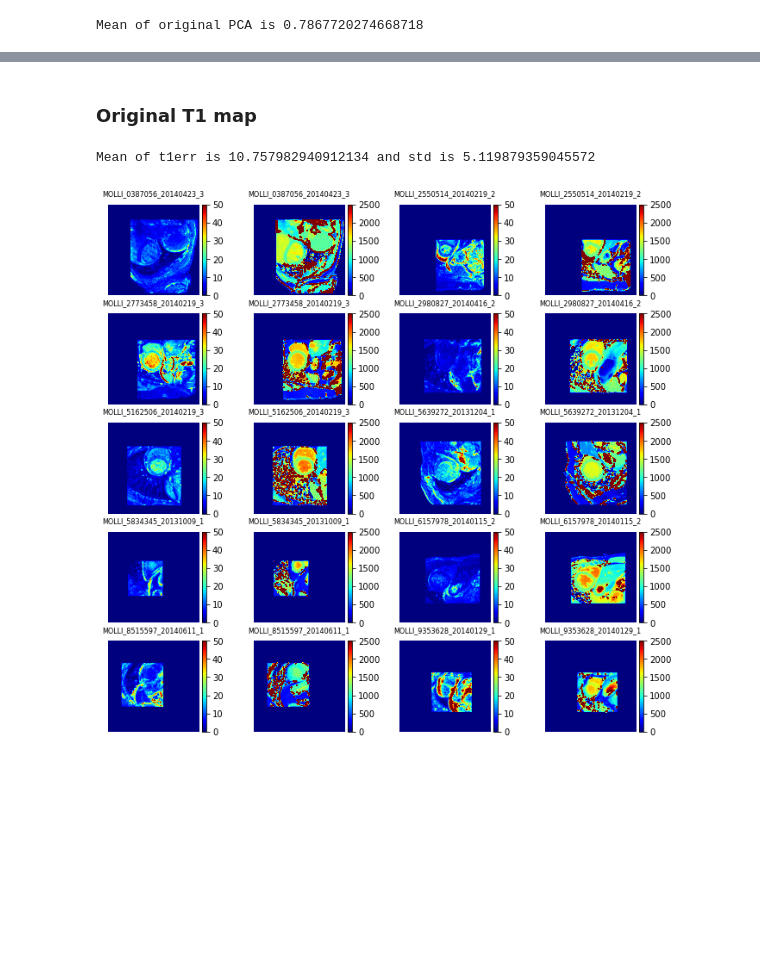
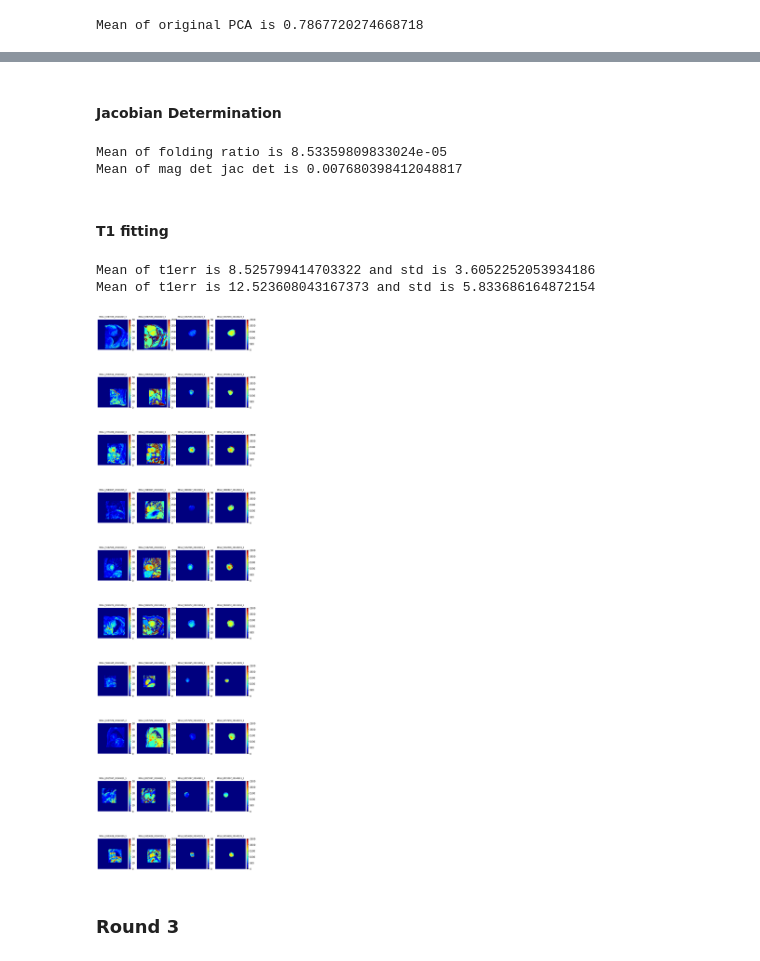
Before and after one commit to voxelmorph/voxelmorph, a Jupyter notebook: RPCA.ipynb, the cells around one changed output, grey strips where cells are left out. Saved outputs shown, nothing was run; the diff lists cells and outputs as text; code cells hidden in the pictures; blank space fills up the shorter version.

Commit message:
matlab molli

```diff
--- a/RPCA.ipynb
+++ b/RPCA.ipynb
@@ -54,9 +149,10 @@ Mean of original PCA is 0.7867720274668718
 # %%
-round1_path = 'results/MOLLI_pre/group/rank_5_10_20/jointcorrelation/l2/image_loss_weight1/weight0.3/bspline/cps4_svfsteps7_svfscale1/e100/test_MOLLI_pre/round1/moved'
+r = 1
+path = f"results/MOLLI_pre/group/rank_{rank}/jointcorrelation/l2/image_loss_weight1/weight0.3/bspline/cps4_svfsteps7_svfscale1/e80/test_MOLLI_pre/round{r}/moved"
 r1_pca_changes = []
-for file in sorted(glob.glob(os.path.join(round1_path, '*.npy'))):
+for file in sorted(glob.glob(os.path.join(path, '*.npy'))):
     vols = np.load(file).transpose(1, 2, 0)
     eig_org, org_K, org_dis = pca(vols, topk=1)
     r1_pca_changes.append(org_dis)
-print(f"Mean of Orig PCA is {np.mean(np.array(r1_pca_changes))}")
+print(f"Mean of Round 1 PCA is {np.mean(np.array(r1_pca_changes))} and std is {np.std(np.array(r1_pca_changes))}")
 # %% [output]
@@ -89,52 +274,101 @@ Mean of mag det jac det is 0.008251510560512543
+# %% [markdown]
+#### Jacobian Determination
+# %%
+r2_folding_ratio_list = []
+r2_mag_det_jac_det_list = []
+path = f"results/MOLLI_pre/group/rank_{rank}/jointcorrelation/l2/image_loss_weight1/weight0.3/bspline/cps4_svfsteps7_svfscale1/e80/test_MOLLI_pre/round{r}/warp"
+for file in sorted(glob.glob(os.path.join(path, '*.nii'))):
+    disp = vxm.py.utils.load_volfile(file).transpose(2, 3, 0, 1)
+    folding_ratio, mag_det_jac_det = jacobian(disp)
+    r2_folding_ratio_list.append(folding_ratio)
+    r2_mag_det_jac_det_list.append(mag_det_jac_det)
+
+print(f"Mean of folding ratio is {np.mean(np.array(r2_folding_ratio_list))}")
+print(f"Mean of mag det jac det is {np.mean(np.array(r2_mag_det_jac_det_list))}")
+# %% [output]
+Mean of folding ratio is 8.53359809833024e-05
+Mean of mag det jac det is 0.007680398412048817
 # %% [markdown]
-### Original T1 map
+#### T1 fitting
 # %%
 import matplotlib.pyplot as plt
 from mpl_toolkits.axes_grid1 import make_axes_locatable
 import scipy.io
 from pathlib import Path
 # %matplotlib widget
-orig_path = 'data/MOLLI_pre_dataset/test_t1SDerr'
-
-fig = plt.figure(figsize=(10,10))
+r = 2
+path = f"results/MOLLI_pre/group/rank_{rank}/jointcorrelation/l2/image_loss_weight1/weight0.3/bspline/cps4_svfsteps7_svfscale1/e80/test_MOLLI_pre/round{r}/t1_SDerr"
+# print(path)
+fig = plt.figure(figsize=(10,40))
 title_font_size=8
 title_pad = 10
-t1err_list = []
-for i, file in enumerate(sorted(glob.glob(os.path.join(orig_path, '*.mat')))):
+r2_t1err_square_list = []
+r2_t1err_heart_list = []
+subject_list = []
+for i, file in enumerate(sorted(glob.glob(os.path.join(path, '*.mat')))):
     subject = Path(file).stem
+    subject_list.append(subject)
     fd = scipy.io.loadmat(file)
     SD_err = fd['S']
     areamask = fd['areamask']
+    heartmask = fd['epi_BW']
     errmap = SD_err * areamask
 
-    t1err_list.append(np.mean(errmap[areamask==1]))
-    fig.add_subplot(5, 4, 1+i*2)
+    r2_t1err_square_list.append(np.mean(errmap[areamask==1]))
+    fig.add_subplot(10, 4, 1+i*4)
     ax = plt.gca()
     im = ax.imshow(errmap, cmap='jet', vmin=0, vmax=50)
     ax.axis('off')
     ax.set_title(f"{subject}", fontsize=title_font_size, pad=title_pad)
     divider = make_axes_locatable(ax)
     cax = divider.append_axes("right", size="5%", pad=0.05)
     plt.colorbar(im, cax=cax)
 
     t1_params_pre = fd['pmap_mse']
     a = t1_params_pre[:, :, 0]
     b = t1_params_pre[:, :, 1]
     c = t1_params_pre[:, :, 2]
     t1map = c * (b - 1)
-    fig.add_subplot(5, 4, 2+i*2)
+    fig.add_subplot(10, 4, 2+i*4)
     ax = plt.gca()
     im = ax.imshow(t1map, cmap='jet', vmin=0, vmax=2500)
+    ax.axis('off')
+    ax.set_title(f"{subject}", fontsize=title_font_size, pad=title_pad)
+    divider = make_axes_locatable(ax)
+    cax = divider.append_axes("right", size="5%", pad=0.05)
+    plt.colorbar(im, cax=cax)
+
+    hearterrmap = SD_err * heartmask
+    heartt1map = t1map * heartmask
+    r2_t1err_heart_list.append(np.mean(hearterrmap[heartmask==1]))
+
+    fig.add_subplot(10, 4, 3+i*4)
+    ax = plt.gca()
+    im = ax.imshow(hearterrmap, cmap='jet', vmin=0, vmax=50)
+    ax.axis('off')
+    ax.set_title(f"{subject}", fontsize=title_font_size, pad=title_pad)
+    divider = make_axes_locatable(ax)
+    cax = divider.append_axes("right", size="5%", pad=0.05)
+    plt.colorbar(im, cax=cax)
+
+    fig.add_subplot(10, 4, 4+i*4)
+    ax = plt.gca()
+    im = ax.imshow(heartt1map, cmap='jet', vmin=0, vmax=2500)
     ax.axis('off')
     ax.set_title(f"{subject}", fontsize=title_font_size, pad=title_pad)
     divider = make_axes_locatable(ax)
     cax = divider.append_axes("right", size="5%", pad=0.05)
     plt.colorbar(im, cax=cax)
 
 plt.subplots_adjust(left=0.0001,right=0.9, top=0.95, bottom=0.1,)
 # plt.subplots_adjust(left=0.0001, right=0.99, top=0.9,
 #                         bottom=0.1, wspace=0.01, hspace=0.2)
-print(f"Mean of t1err is {np.mean(np.array(t1err_list))} and std is {np.std(np.array(t1err_list))}")
+print(f"Mean of t1err is {np.mean(np.array(r2_t1err_square_list))} and std is {np.std(np.array(r2_t1err_square_list))}")
+print(f"Mean of t1err is {np.mean(np.array(r2_t1err_heart_list))} and std is {np.std(np.array(r2_t1err_heart_list))}")
+plt.savefig(f"results/MOLLI_pre/group/rank_{rank}/jointcorrelation/l2/image_loss_weight1/weight0.3/bspline/cps4_svfsteps7_svfscale1/e80/test_MOLLI_pre/round{r}/t1_SDerr.png", dpi=300)
 # %% [output]
-Mean of t1err is 10.757982940912134 and std is 5.119879359045572
+Mean of t1err is 8.525799414703322 and std is 3.6052252053934186
+Mean of t1err is 12.523608043167373 and std is 5.833686164872154
-[figure, old version]
+[figure, new version]
+# %% [markdown]
+### Round 3
```
Also changed, not shown: parts of 35 cells of this notebook, 7 other files.
